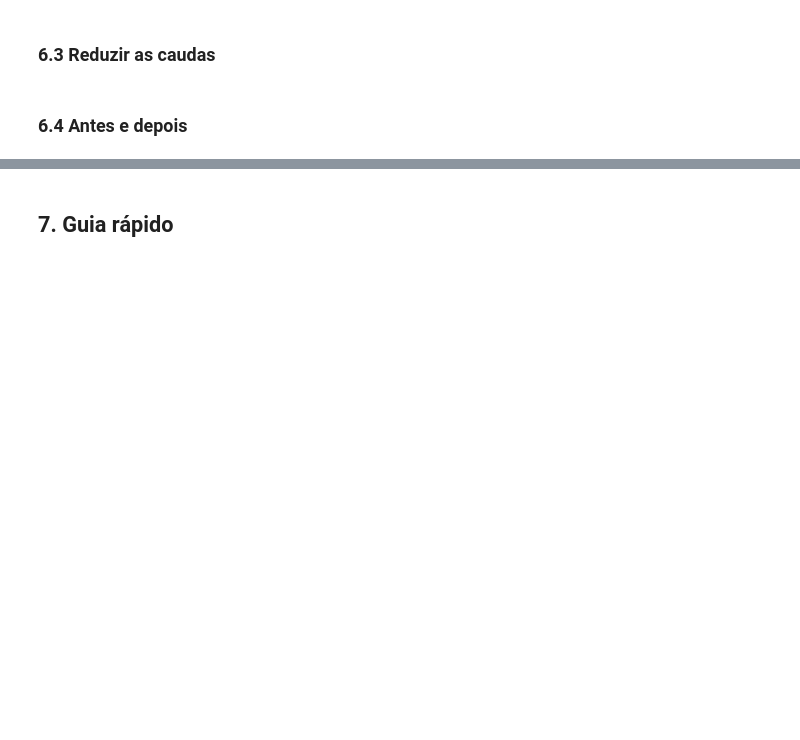
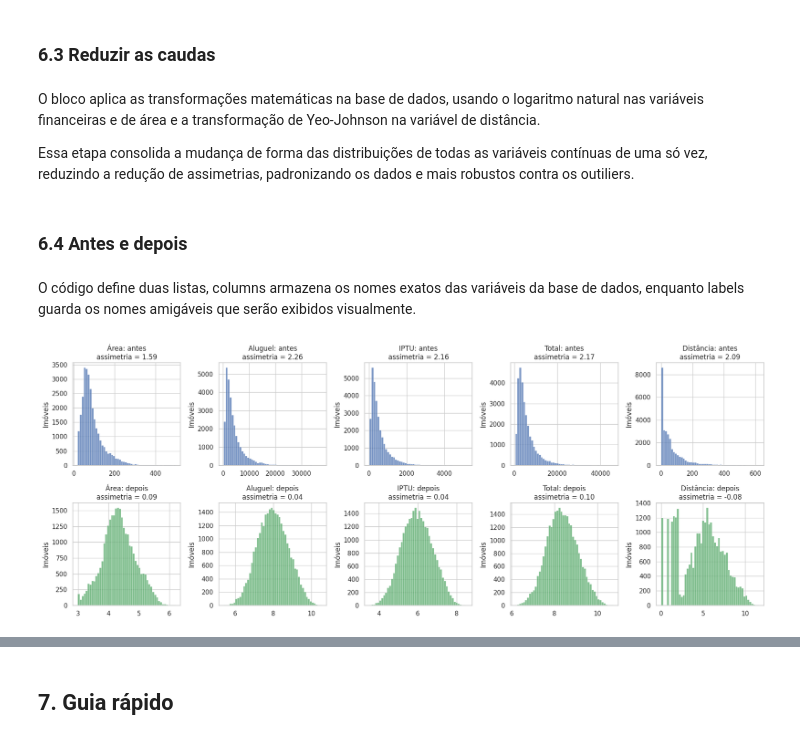
Before and after one commit to NatalyaNunes/ciencia_de_dados_2026.2_natalya, a Jupyter notebook: unidade_01/aula_06/aula_06.ipynb, the cells around one changed output, grey strips where cells are left out. Saved outputs shown, nothing was run; the diff lists cells and outputs as text; code cells hidden in the pictures; blank space fills up the shorter version.

```diff
--- a/unidade_01/aula_06/aula_06.ipynb
+++ b/unidade_01/aula_06/aula_06.ipynb
@@ -713,3 +729,12 @@ plt.show()
 ## 6. Aplicação e comparação final
 # %% [markdown]
 ### 6.1 Registrar as lacunas
+# %%
+# Colunas indicadoras das lacunas originais
+imoveis_processed = (
+    imoveis
+    .assign(
+        hoa_missing=lambda x: x.hoa.isna(),
+        parking_spaces_missing=lambda x: x.parking_spaces.isna(),
+    )
+)
@@ -720,2 +814,42 @@ plt.show()
+# %% [markdown]
+O bloco aplica as transformações matemáticas na base de dados, usando o logaritmo natural nas variáveis financeiras e de área e a transformação de Yeo-Johnson na variável de distância.
+
+Essa etapa consolida a mudança de forma das distribuições de todas as variáveis contínuas de uma só vez, reduzindo a redução de assimetrias, padronizando os dados e mais robustos contra os outiliers.
 # %% [markdown]
 ### 6.4 Antes e depois
+# %%
+# Variáveis comparadas e seus rótulos nos gráficos
+columns = [
+    "area",
+    "rent_amount",
+    "property_tax",
+    "total",
+    "transit_distance_min",
+]
+
+labels = ["Área", "Aluguel", "IPTU", "Total", "Distância"]
+# %% [markdown]
+O código define duas listas, columns armazena os nomes exatos das variáveis da base de dados, enquanto labels guarda os nomes amigáveis que serão exibidos visualmente.
+# %%
+# Distribuições antes (linha de cima) e depois (linha de baixo)
+fig, axes = plt.subplots(2, 5, figsize=(18, 7))
+
+for col, label, ax1, ax2 in zip(columns, labels, axes[0], axes[1]):
+    before, after = imoveis[col], imoveis_processed[col]
+    sns.histplot(before, bins=50, ax=ax1, color="#4C72B0")
+    ax1.set(
+        title=f"{label}: antes\nassimetria = {stats.skew(before):.2f}",
+        xlabel="",
+        ylabel="Imóveis",
+    )
+    sns.histplot(after, bins=50, ax=ax2, color="#55A868")
+    ax2.set(
+        title=f"{label}: depois\nassimetria = {stats.skew(after):.2f}",
+        xlabel="",
+        ylabel="Imóveis",
+    )
+
+plt.tight_layout()
+plt.show()
+# %% [output]
+[figure, added]
```
Also changed, not shown: parts of 21 cells of this notebook.
